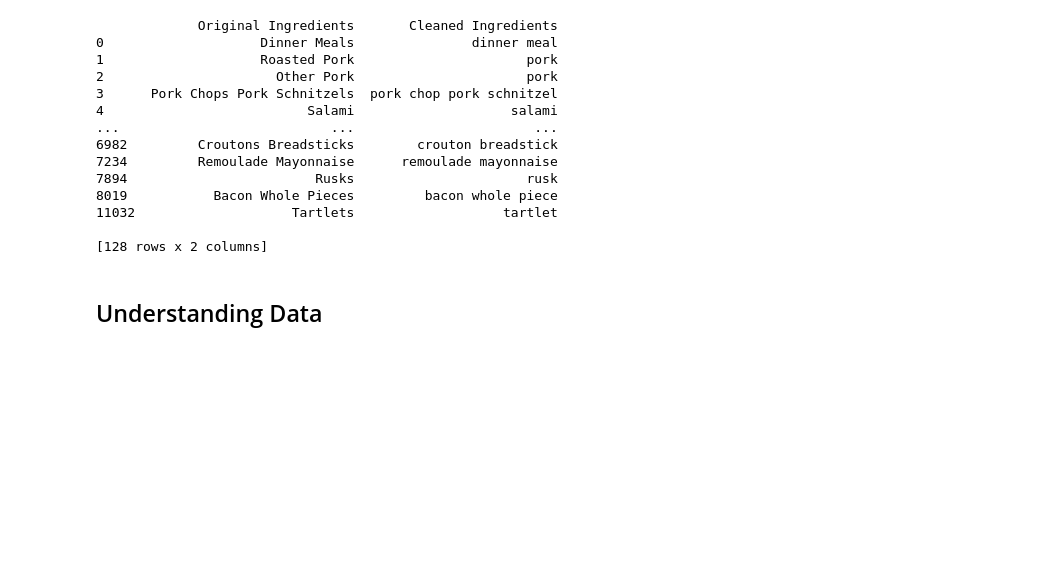
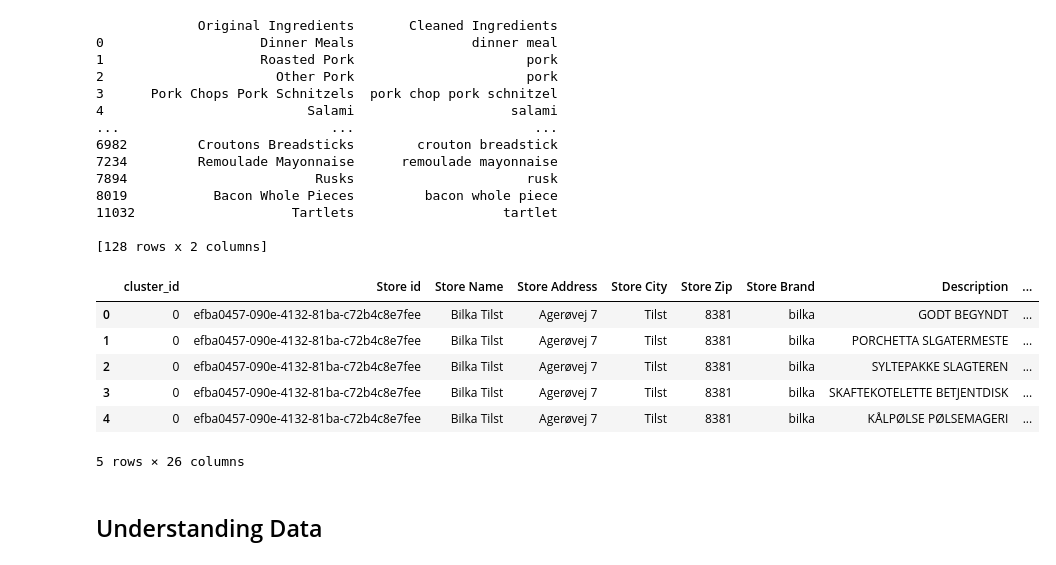
Before and after one commit to AfonsoCunha22/ComputationalToolsProject, a Jupyter notebook: 3_Salling_api.ipynb, the cells around one changed output. Drawn from its saved outputs; the diff is of its cells as text; code cells hidden in the pictures; blank space fills up the shorter version.

```diff
--- a/3_Salling_api.ipynb
+++ b/3_Salling_api.ipynb
@@ -555,6 +554,20 @@ print(unique_values)
 # %%
 # i want to change the ingreddients for the cleaned ones
 all_products_df['Cleaned Ingredients'] = cleaned_ingredients
+# %%
+#dispay cluster_id column in the first position find by the name
+cols = all_products_df.columns.tolist()
+cols.insert(0, cols.pop(cols.index('cluster_id')))
+all_products_df = all_products_df.reindex(columns=cols)
+all_products_df.head()
+# %% [output]
+|  | cluster_id | Store id | Store Name | Store Address | Store City | Store Zip | Store Brand | Description | ... |
+| 0 | 0 | efba0457-090e-4132-81ba-c72b4c8e7fee | Bilka Tilst | Agerøvej 7 | Tilst | 8381 | bilka | GODT BEGYNDT | ... |
+| 1 | 0 | efba0457-090e-4132-81ba-c72b4c8e7fee | Bilka Tilst | Agerøvej 7 | Tilst | 8381 | bilka | PORCHETTA SLGATERMESTE | ... |
+| 2 | 0 | efba0457-090e-4132-81ba-c72b4c8e7fee | Bilka Tilst | Agerøvej 7 | Tilst | 8381 | bilka | SYLTEPAKKE SLAGTEREN | ... |
+| 3 | 0 | efba0457-090e-4132-81ba-c72b4c8e7fee | Bilka Tilst | Agerøvej 7 | Tilst | 8381 | bilka | SKAFTEKOTELETTE BETJENTDISK | ... |
+| 4 | 0 | efba0457-090e-4132-81ba-c72b4c8e7fee | Bilka Tilst | Agerøvej 7 | Tilst | 8381 | bilka | KÅLPØLSE PØLSEMAGERI | ... |
+5 rows × 26 columns
 # %%
 # i want to save the data frame they have special caracters that are not supported by csv
 # so i will save it as a pickle file
```
Also changed, not shown: parts of 4 cells of this notebook, 1 other file.
